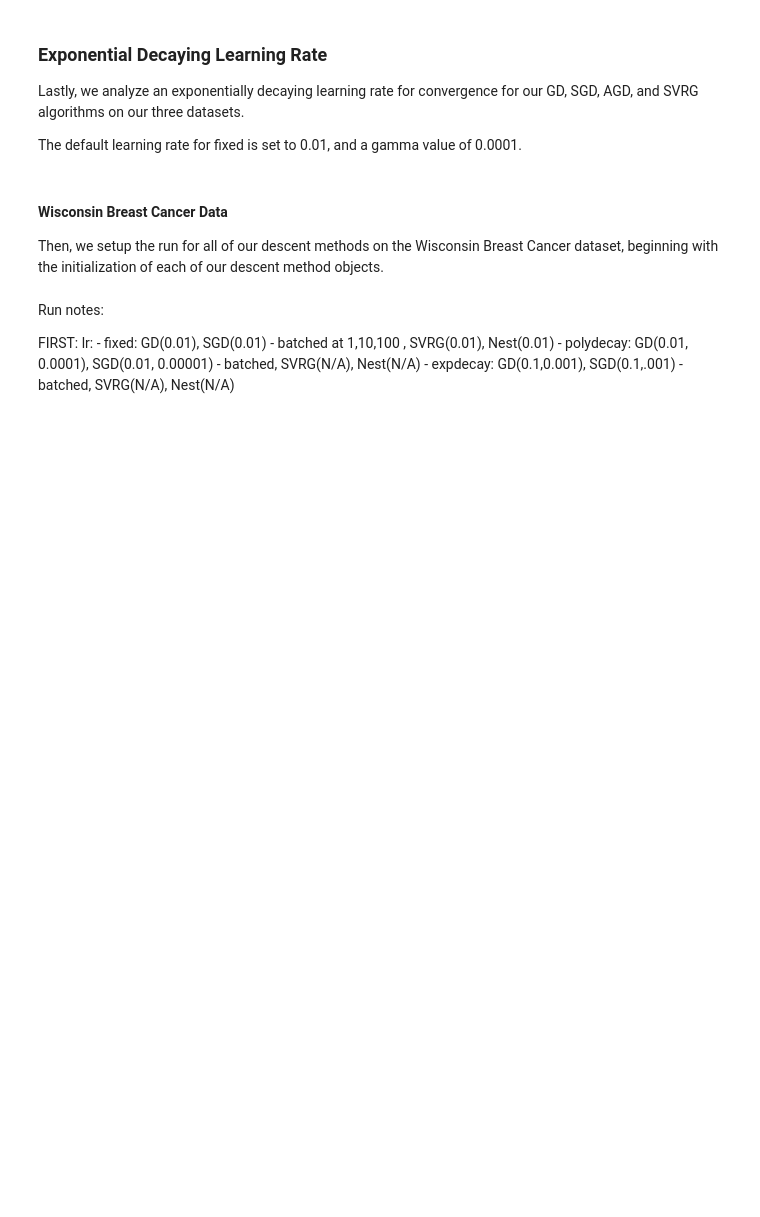
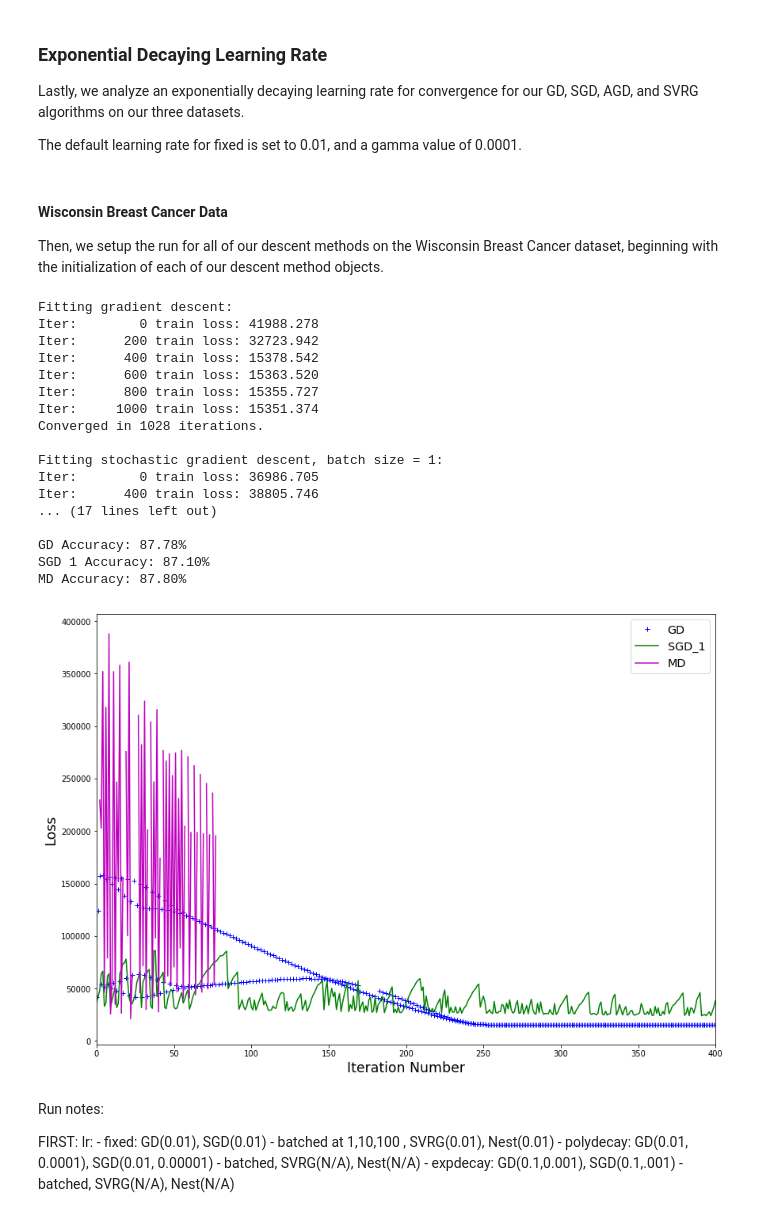
Before and after one commit to pklinkmueller/mlo_final_project, a Jupyter notebook: Logistic_Regression_Analysis.ipynb, the cells around one changed output. Drawn from its saved outputs; the diff is of its cells as text; code cells hidden in the pictures; blank space fills up the shorter version.

```diff
--- a/Logistic_Regression_Analysis.ipynb
+++ b/Logistic_Regression_Analysis.ipynb
@@ -409,6 +424,54 @@ acc = check_accuracy(md_log, wbc_X_test, wbc_y_test)
 print("MD Accuracy: {0:.2f}%".format(acc * 100))
 # plot the loss convergences for each model
 plot_dynamic_losses(wbc_gd_loss, wbc_sgd_1_loss, wbc_md_loss)
+# %%
+# initialize our learning rate object
+lr_gd = ExpDecayRate(0.0001, 0.001)
+lr_sgd = ExpDecayRate(0.00001, 0.001)
+lr_md = ExpDecayRate(0.0001, 0.001)
+# initialize our descent methods
+gd = GradientDescent()
+sgd_1 = GradientDescent()
+md = MirrorDescent()
+# initialize logistic regression models
+gd_log = LogisticRegression(gd, lr_gd, 2000, cod_n, rel_conv)
+sgd_1_log = LogisticRegression(sgd_1, lr_sgd, 4000, 1, rel_conv)
+md_log = LogisticRegression(md, lr_md, 4000, cod_n, rel_conv)
+# fit the models...
+print('Fitting gradient descent:')
+wbc_gd_loss = gd_log.fit(cod_X_train, cod_y_train)
+print('\nFitting stochastic gradient descent, batch size = 1:')
+wbc_sgd_1_loss = sgd_1_log.fit(cod_X_train, cod_y_train)
+print('\nFitting mirror descent:')
+wbc_md_loss = md_log.fit(cod_X_train, cod_y_train)
+# print the test accuracies for each model
+acc = check_accuracy(gd_log, cod_X_test, cod_y_test)
+print("\n\nGD Accuracy: {0:.2f}%".format(acc * 100))
+acc = check_accuracy(sgd_1_log, cod_X_test, cod_y_test)
+print("SGD 1 Accuracy: {0:.2f}%".format(acc * 100))
+acc = check_accuracy(md_log, cod_X_test, cod_y_test)
+print("MD Accuracy: {0:.2f}%".format(acc * 100))
+# plot the loss convergences for each model
+plot_dynamic_losses(wbc_gd_loss, wbc_sgd_1_loss, wbc_md_loss)
+# %% [output]
+Fitting gradient descent:
+Iter:        0 train loss: 41988.278
+Iter:      200 train loss: 32723.942
+Iter:      400 train loss: 15378.542
+Iter:      600 train loss: 15363.520
+Iter:      800 train loss: 15355.727
+Iter:     1000 train loss: 15351.374
+Converged in 1028 iterations.
+
+Fitting stochastic gradient descent, batch size = 1:
+Iter:        0 train loss: 36986.705
+Iter:      400 train loss: 38805.746
+... (17 lines left out)
+
+GD Accuracy: 87.78%
+SGD 1 Accuracy: 87.10%
+MD Accuracy: 87.80%
+[figure, added]
 # %% [markdown]
 Run notes:
 
```
Also changed, not shown: parts of 2 cells of this notebook.
